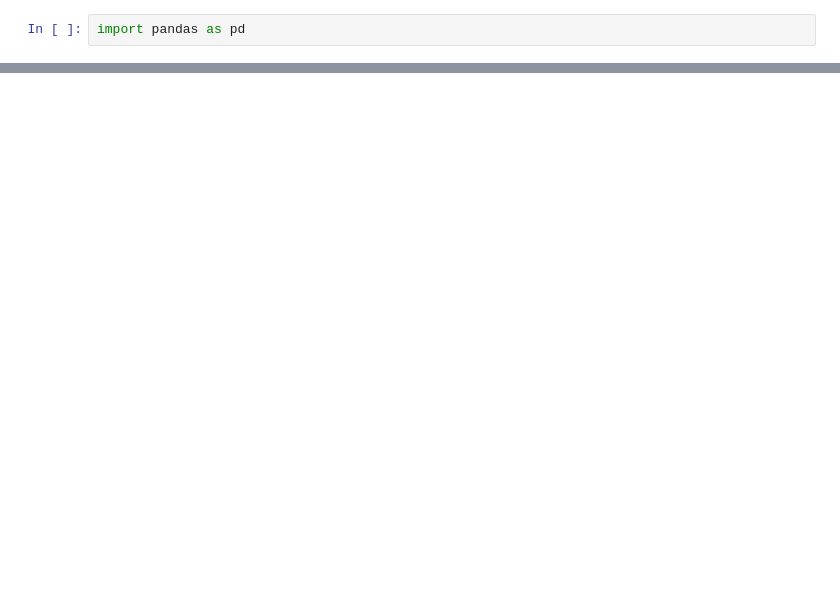
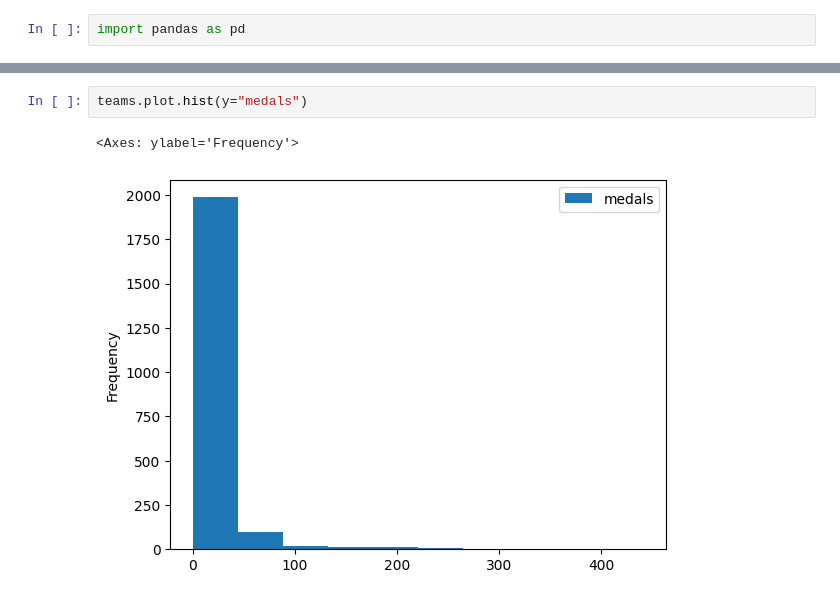
Before and after one commit to developwithmd/TestRepo, a Jupyter notebook: OlympicMedalPredictor.ipynb, the cells around one changed output, grey strips where cells are left out. Saved outputs shown, nothing was run; the diff lists cells and outputs as text; blank space fills up the shorter version.

```diff
--- a/OlympicMedalPredictor.ipynb
+++ b/OlympicMedalPredictor.ipynb
@@ -10,0 +62,5 @@ teams
+# %%
+teams.plot.hist(y="medals")
+# %% [output]
+<Axes: ylabel='Frequency'>
+[figure, added]
```
Also changed, not shown: parts of 14 cells of this notebook.
